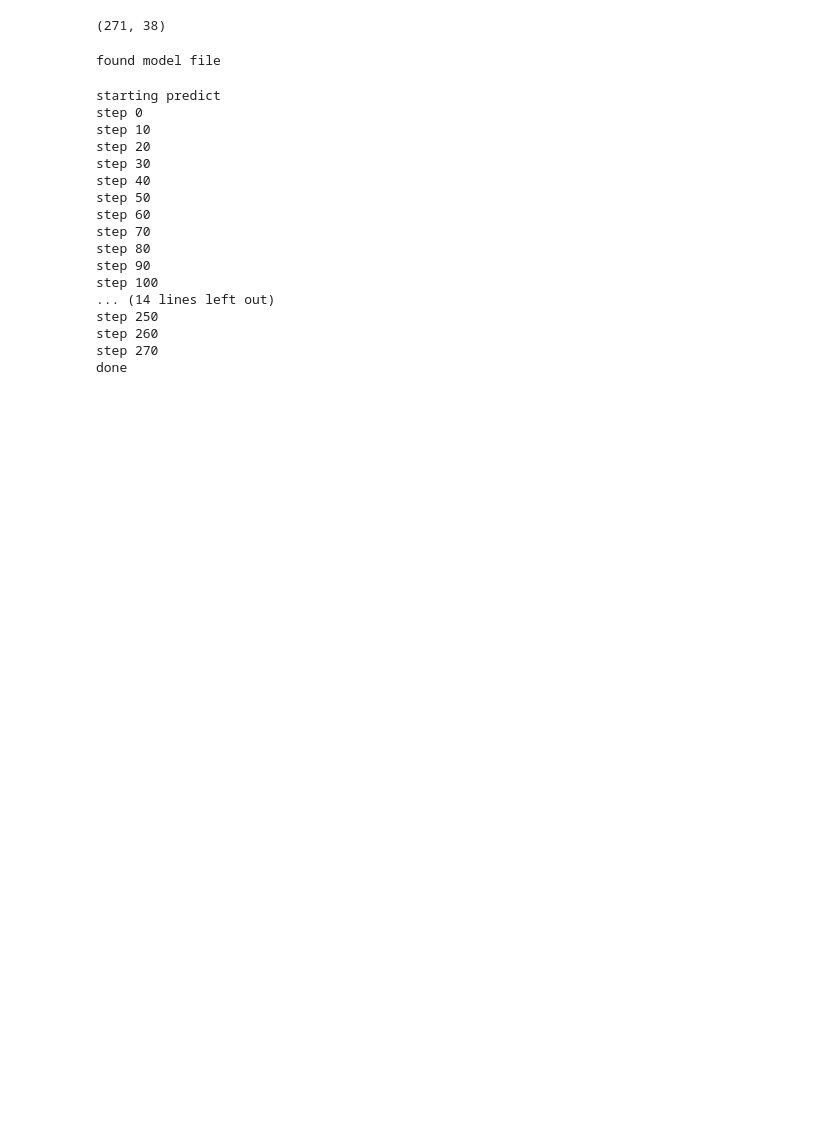
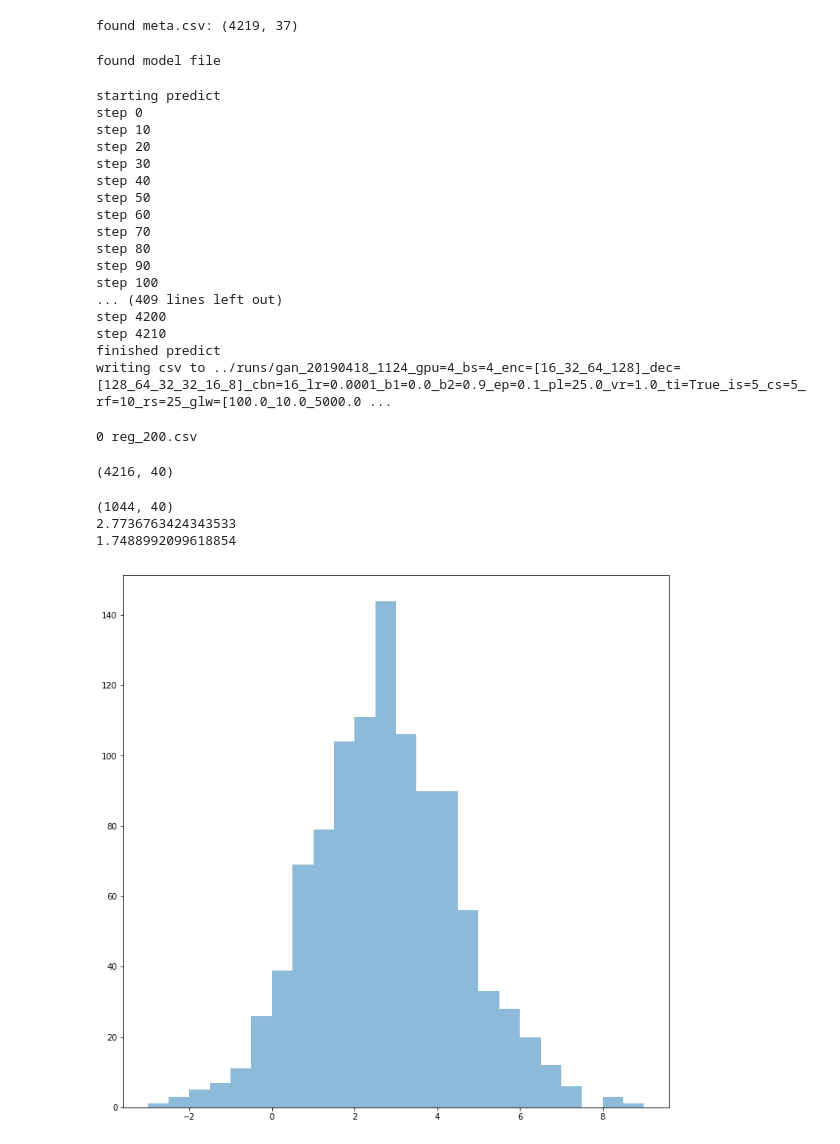
Before and after one commit to Untribium/agemorph, a Jupyter notebook: models/gan/src/age_prediction.ipynb, the cells around one changed output. Saved outputs shown, nothing was run; the diff lists cells and outputs as text; code cells hidden in the pictures; blank space fills up the shorter version.

```diff
--- a/models/gan/src/age_prediction.ipynb
+++ b/models/gan/src/age_prediction.ipynb
@@ -23,11 +72,11 @@ def load_nii(path):
 # %%
 # generator config, run_dir, etc...
-run_dir = '../runs/gan_20190415_1939_gpu=2_bs=4_enc=[16_32_64_128]_dec=[128_64_32_32_16_8]_cbn=16_lr=0.0001_b1=0.0_b2=0.9_ep=0.1_pl=25.0_vr=1.0_ti=True_is=5_cs=5_rf=10_rs=25_glw=[100_10_100_1]_clw=[1_1_10]_tag=brains_deeper_gen/'
-pre_dir = os.path.join(run_dir, 'test', 'gen_150')
+pre_dir = pre_dirs[1]
 
 csv_path = os.path.join(pre_dir, 'meta.csv')
 csv = pd.read_csv(csv_path)
-print(csv.shape)
+
+print('found meta.csv: {}'.format(csv.shape))
 # %% [output]
-(271, 38)
+found meta.csv: (4219, 37)
 # %%
@@ -54,6 +103,12 @@ if gpu_id is not None:
 else:
     gpu = '/cpu:0'
 # %%
+csv = csv[~csv.img_path_0.isna()]
+csv = csv[~csv.img_path_1.isna()]
+csv = csv[~csv.img_path_yf.isna()]
+
+csv = csv.reset_index(drop=True)
+
 print('starting predict')
 
 with tf.device(gpu):
@@ -74,11 +129,19 @@ with tf.device(gpu):
 
         pred = regressor.predict([batch])
 
-        csv.loc[csv.img_id_0 == row['img_id_0'], 'age_xr'] = pred[0]
-        csv.loc[csv.img_id_0 == row['img_id_0'], 'age_yr'] = pred[1]
-        csv.loc[csv.img_id_0 == row['img_id_0'], 'age_yf'] = pred[2]
+        index = (csv.img_id_0 == row['img_id_0']) & (csv.img_id_1 == row['img_id_1'])
 
-    print('done')
+        csv.loc[index, 'age_xr'] = pred[0]
+        csv.loc[index, 'age_yr'] = pred[1]
+        csv.loc[index, 'age_yf'] = pred[2]
+
+print('finished predict')
+
+csv_out_path = os.path.join(pre_dir, model_name+'.csv')
+
+print('writing csv to {}'.format(csv_out_path))
+
+csv.to_csv(csv_out_path, index=False)
 # %% [output]
 starting predict
 step 0
@@ -92,11 +155,44 @@ step 70
 step 80
 step 90
 step 100
-... (14 lines left out)
-step 250
-step 260
-step 270
-done
+... (409 lines left out)
+step 4200
+step 4210
+finished predict
+writing csv to ../runs/gan_20190418_1124_gpu=4_bs=4_enc=[16_32_64_128]_dec=[128_64_32_32_16_8]_cbn=16_lr=0.0001_b1=0.0_b2=0.9_ep=0.1_pl=25.0_vr=1.0_ti=True_is=5_cs=5_rf=10_rs=25_glw=[100.0_10.0_5000.0 ...
+# %%
+reg_csvs = glob.glob(os.path.join(glob.escape(pre_dir), '[!meta]*.csv'))
+reg_csvs = sorted(reg_csvs)
+
+for i, reg_csv in enumerate(reg_csvs):
+    print(i, os.path.basename(reg_csv))
+# %% [output]
+0 reg_200.csv
+# %%
+csv_path = reg_csvs[0]
+csv = pd.read_csv(csv_path)
+print(csv.shape)
+# %% [output]
+(4216, 40)
+# %%
+# outputs should be the same for same first image, so drop duplicates
+csv_unique = csv.drop_duplicates(subset=['img_id_0'])
+print(csv_unique.shape)
+
+x = np.arange(-3, 9.5, 0.5)
+y = csv_unique.age_yf - csv_unique.age_xr
+
+print(y.mean())
+print(y.std())
+
+plt.figure(figsize=(12, 12))
+plt.hist(y, x, alpha=0.5)
+plt.show()
+# %% [output]
+(1044, 40)
+2.7736763424343533
+1.7488992099618854
+[figure, added]
 # %%
 x = csv.age_xr - csv.pat_age_0
 y = csv.age_yr - csv.pat_age_1
```
Also changed, not shown: parts of 8 cells of this notebook, 6 other files.
